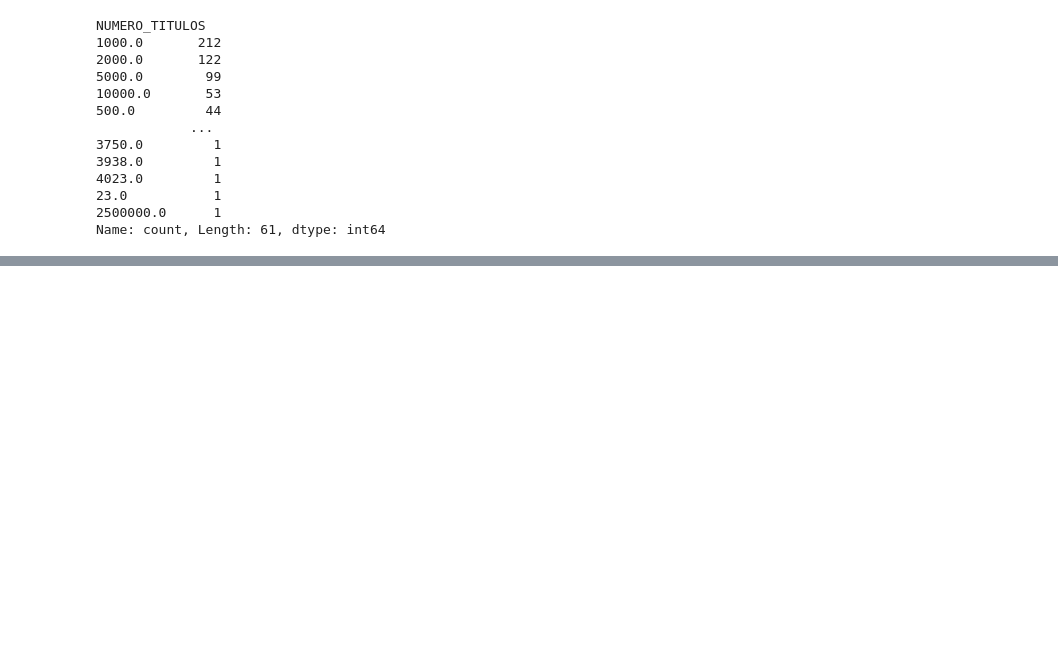
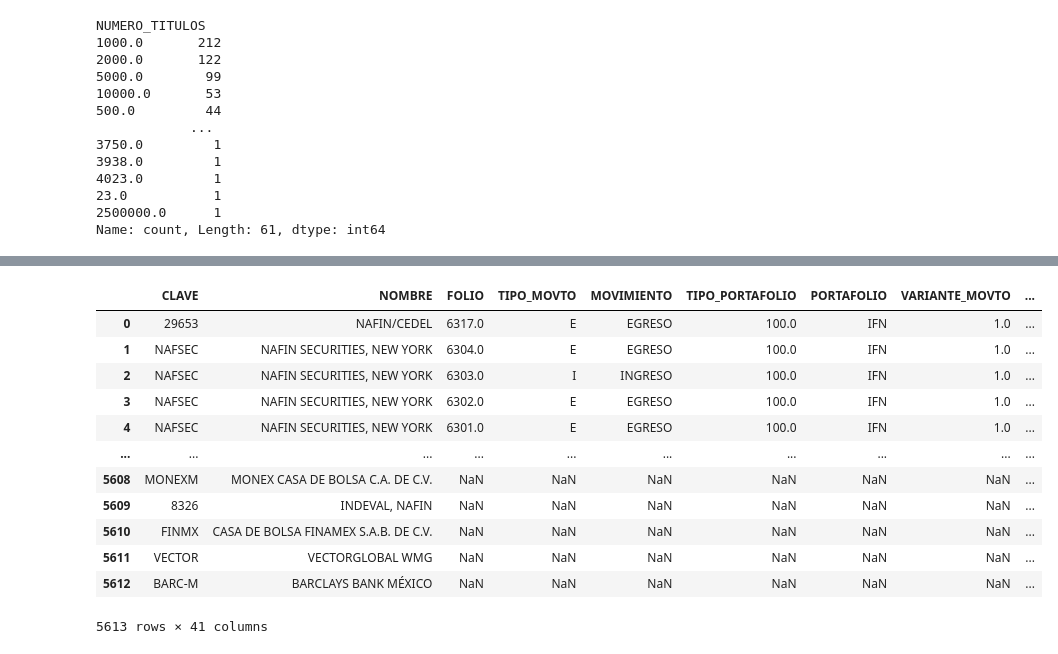
Before and after one commit to Ale1726/clientes_eda, a Jupyter notebook: producto_sims.ipynb, the cells around one changed output, grey strips where cells are left out. Drawn from its saved outputs; the diff is of its cells as text; code cells hidden in the pictures; blank space fills up the shorter version.

```diff
--- a/producto_sims.ipynb
+++ b/producto_sims.ipynb
@@ -211,3 +173,19 @@ agrupado_plazo_anual = (
 )
 # %%
 agrupado_plazo_anual.to_csv(os.path.join(path_dir_output_transformation, "agrupado_plazo_anual.csv"), index=False)
+# %%
+productos_sims
+# %% [output]
+|  | CLAVE | NOMBRE | FOLIO | TIPO_MOVTO | MOVIMIENTO | TIPO_PORTAFOLIO | PORTAFOLIO | VARIANTE_MOVTO | ... |
+| 0 | 29653 | NAFIN/CEDEL | 6317.0 | E | EGRESO | 100.0 | IFN | 1.0 | ... |
+| 1 | NAFSEC | NAFIN SECURITIES, NEW YORK | 6304.0 | E | EGRESO | 100.0 | IFN | 1.0 | ... |
+| 2 | NAFSEC | NAFIN SECURITIES, NEW YORK | 6303.0 | I | INGRESO | 100.0 | IFN | 1.0 | ... |
+| 3 | NAFSEC | NAFIN SECURITIES, NEW YORK | 6302.0 | E | EGRESO | 100.0 | IFN | 1.0 | ... |
+| 4 | NAFSEC | NAFIN SECURITIES, NEW YORK | 6301.0 | E | EGRESO | 100.0 | IFN | 1.0 | ... |
+| ... | ... | ... | ... | ... | ... | ... | ... | ... | ... |
+| 5608 | MONEXM | MONEX CASA DE BOLSA C.A. DE C.V. | NaN | NaN | NaN | NaN | NaN | NaN | ... |
+| 5609 | 8326 | INDEVAL, NAFIN | NaN | NaN | NaN | NaN | NaN | NaN | ... |
+| 5610 | FINMX | CASA DE BOLSA FINAMEX S.A.B. DE C.V. | NaN | NaN | NaN | NaN | NaN | NaN | ... |
+| 5611 | VECTOR | VECTORGLOBAL WMG | NaN | NaN | NaN | NaN | NaN | NaN | ... |
+| 5612 | BARC-M | BARCLAYS BANK MÉXICO | NaN | NaN | NaN | NaN | NaN | NaN | ... |
+5613 rows × 41 columns
```
Also changed, not shown: parts of 10 cells of this notebook, 1 other file.
